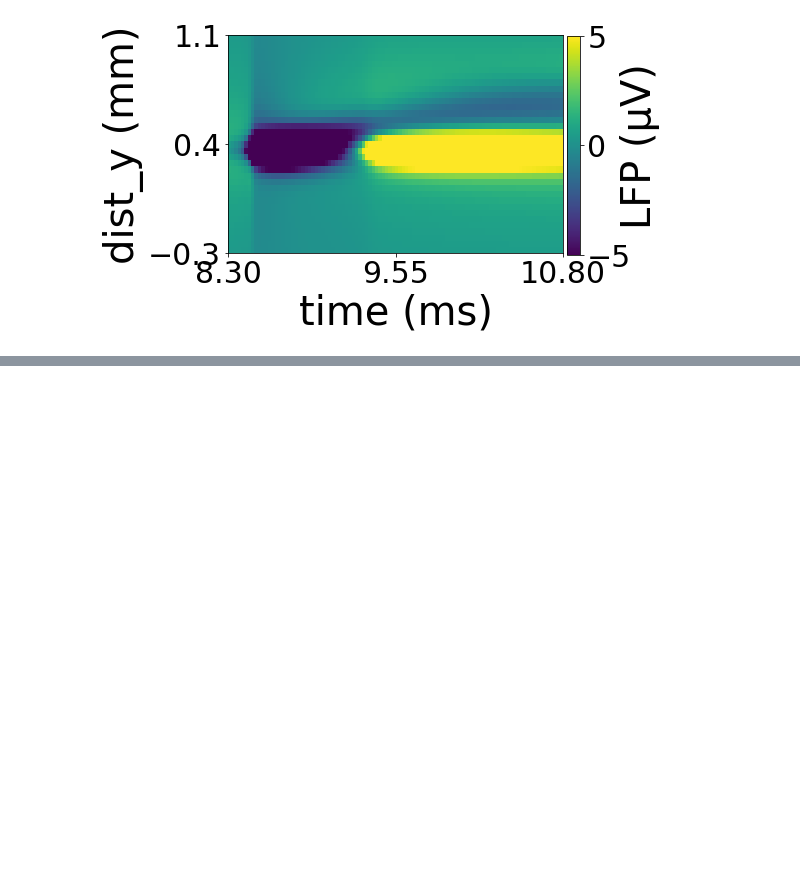
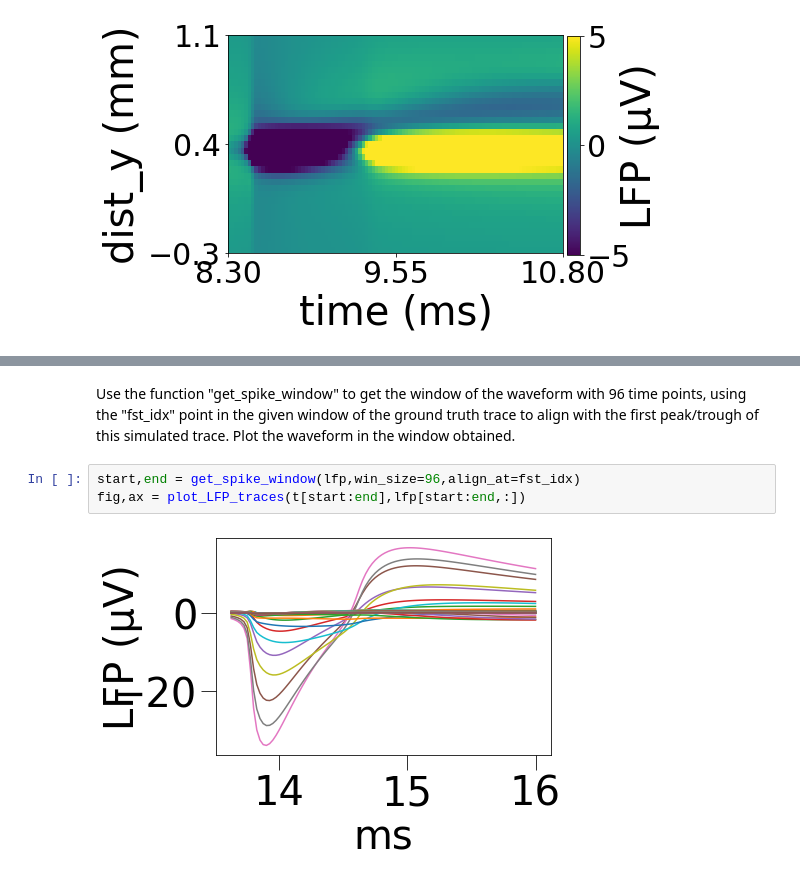
Before and after one commit to chenziao/Stylized-Cell-model, a Jupyter notebook: active_channel_model_groundtruth.ipynb, the cells around one changed output, grey strips where cells are left out. Saved outputs shown, nothing was run; the diff lists cells and outputs as text; blank space fills up the shorter version.

```diff
--- a/active_channel_model_groundtruth.ipynb
+++ b/active_channel_model_groundtruth.ipynb
@@ -70,0 +92,7 @@ fig,ax = plot_LFP_heatmap(t[idx],pos[e_idx,1],lfp[idx,e_idx],vlim=[-5,5])
+# %% [markdown]
+Use the function "get_spike_window" to get the window of the waveform with 96 time points, using the "fst_idx" point in the given window of the ground truth trace to align with the first peak/trough of this simulated trace. Plot the waveform in the window obtained.
+# %%
+start,end = get_spike_window(lfp,win_size=96,align_at=fst_idx)
+fig,ax = plot_LFP_traces(t[start:end],lfp[start:end,:])
+# %% [output]
+[figure, added]
```
Also changed, not shown: parts of 6 cells of this notebook, 1 other file.
